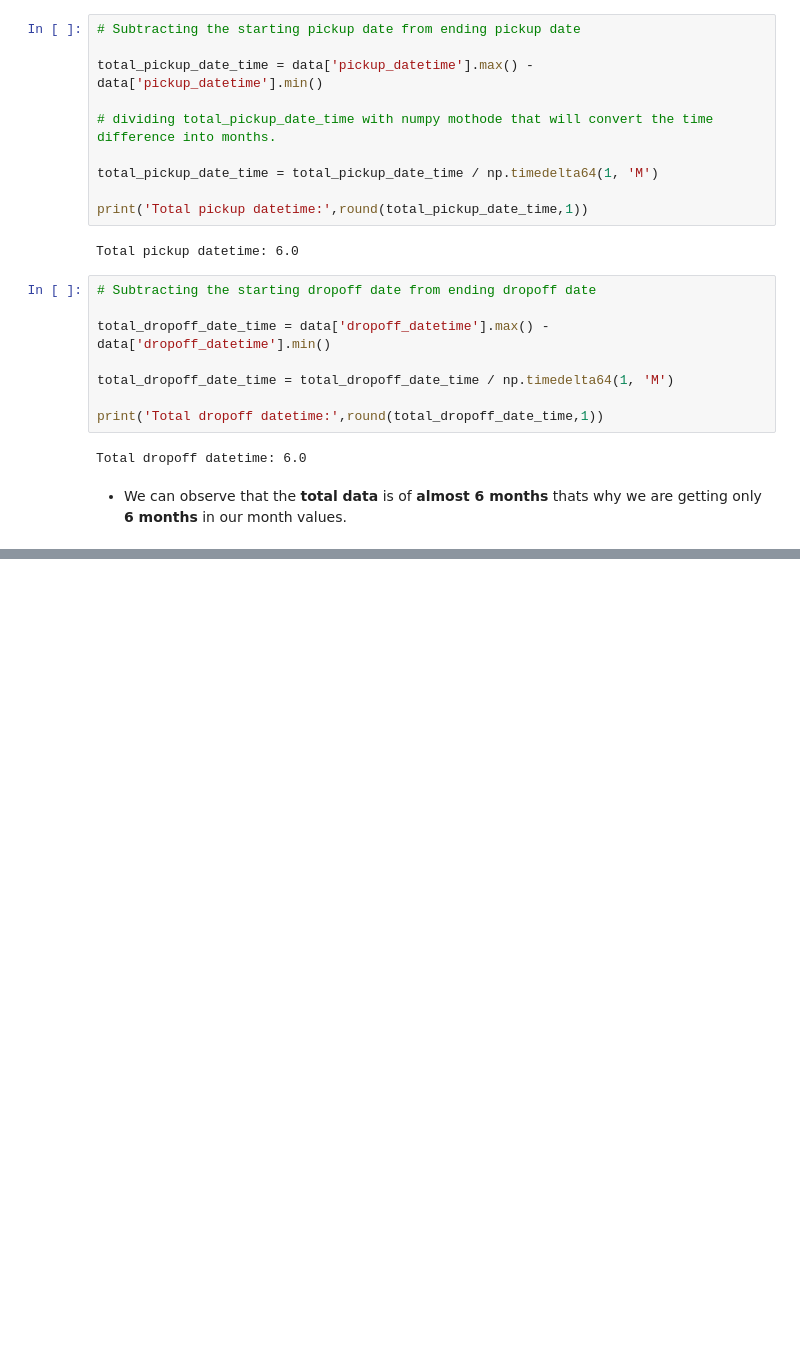
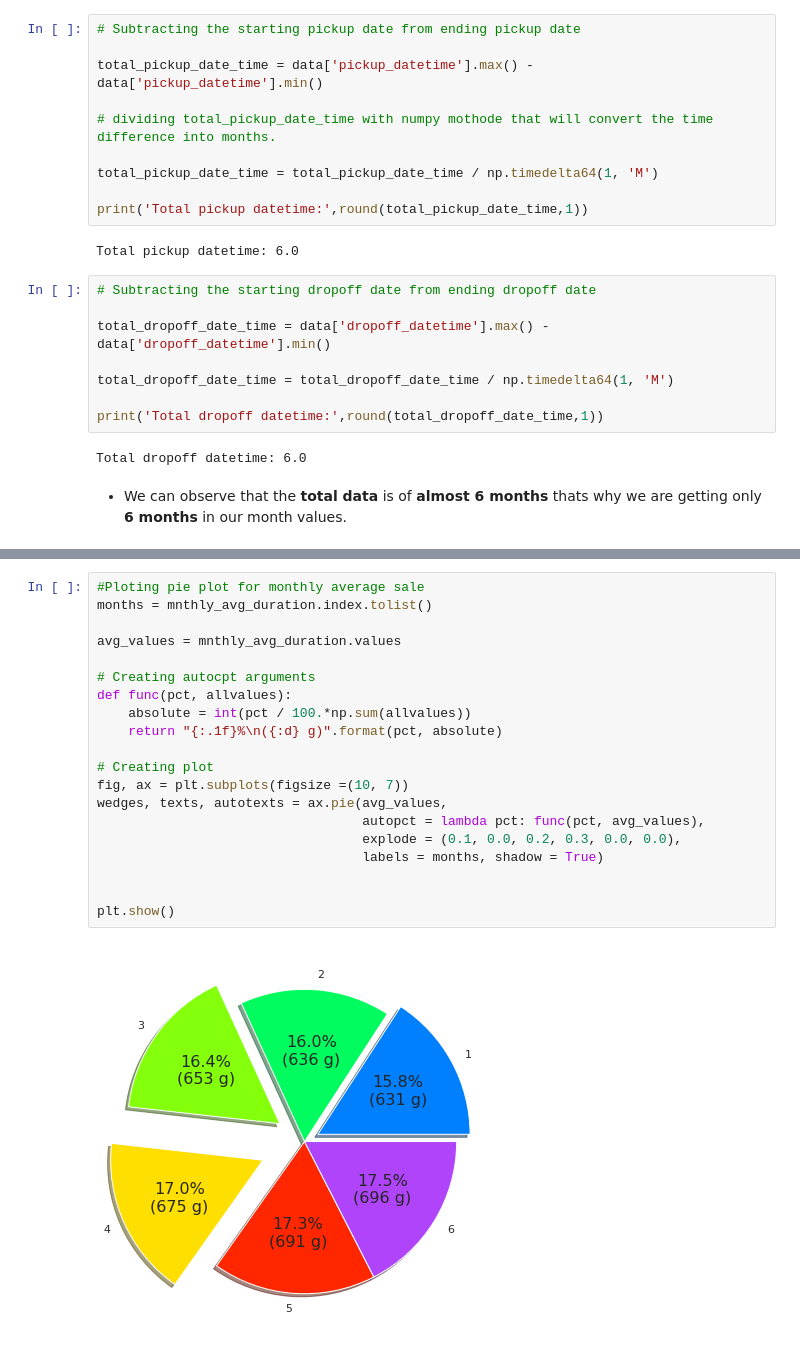
Before and after one commit to dsankush/NYC-Taxi-Trip-Time-Prediction, a Jupyter notebook: NYC_Taxi_Trip_Time_Prediction_Capstone_Project.ipynb, the cells around one changed output, grey strips where cells are left out. Drawn from its saved outputs; the diff is of its cells as text; blank space fills up the shorter version.

```diff
--- a/NYC_Taxi_Trip_Time_Prediction_Capstone_Project.ipynb
+++ b/NYC_Taxi_Trip_Time_Prediction_Capstone_Project.ipynb
@@ -1022,0 +1110,22 @@ Total dropoff datetime: 6.0
+# %%
+#Ploting pie plot for monthly average sale
+months = mnthly_avg_duration.index.tolist()
+
+avg_values = mnthly_avg_duration.values
+
+# Creating autocpt arguments
+def func(pct, allvalues):
+    absolute = int(pct / 100.*np.sum(allvalues))
+    return "{:.1f}%\n({:d} g)".format(pct, absolute)
+
+# Creating plot
+fig, ax = plt.subplots(figsize =(10, 7))
+wedges, texts, autotexts = ax.pie(avg_values,
+                                  autopct = lambda pct: func(pct, avg_values),
+                                  explode = (0.1, 0.0, 0.2, 0.3, 0.0, 0.0),
+                                  labels = months, shadow = True)
+
+
+plt.show()
+# %% [output]
+[figure, added]
```
Also changed, not shown: parts of 85 cells of this notebook.
